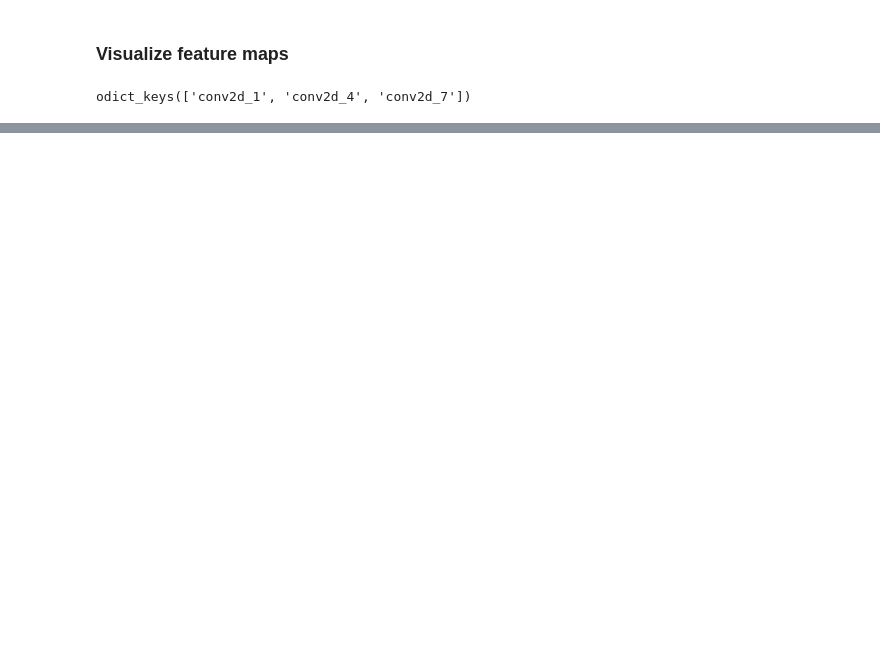
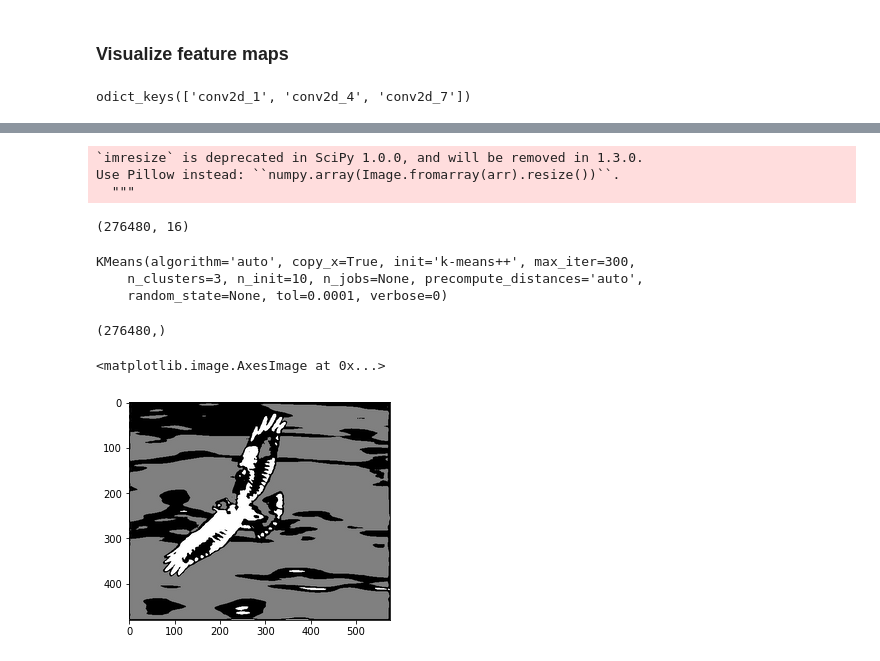
Before and after one commit to shaharazulay/deep-semantic-prior, a Jupyter notebook: source/deep_semantic_prior.ipynb, the cells around one changed output, grey strips where cells are left out. Saved outputs shown, nothing was run; the diff lists cells and outputs as text; code cells hidden in the pictures; blank space fills up the shorter version.

Commit message:
added pixel-level clustering based on KMeans

```diff
--- a/source/deep_semantic_prior.ipynb
+++ b/source/deep_semantic_prior.ipynb
@@ -110,0 +128,8 @@ plot_image_grid(feature_maps['conv2d_7'], nrow=4, factor=16);
+# %%
+data = feature_maps_to_pixel_representation(feature_maps['conv2d_4'], n=480, m=576)
+data.shape
+# %% [output]
+`imresize` is deprecated in SciPy 1.0.0, and will be removed in 1.3.0.
+Use Pillow instead: ``numpy.array(Image.fromarray(arr).resize())``.
+  """
+(276480, 16)
@@ -110,0 +138,19 @@ plot_image_grid(feature_maps['conv2d_7'], nrow=4, factor=16);
+# %%
+kmeans = cluster.KMeans(n_clusters=3)
+kmeans.fit(data)
+# %% [output]
+KMeans(algorithm='auto', copy_x=True, init='k-means++', max_iter=300,
+    n_clusters=3, n_init=10, n_jobs=None, precompute_distances='auto',
+    random_state=None, tol=0.0001, verbose=0)
+# %%
+pixel_cluster = kmeans.predict(data)
+pixel_cluster.shape
+# %% [output]
+(276480,)
+# %%
+cluster_image_arr = pixel_cluster_to_image_array(pixel_cluster, n=480, m=576)
+# %%
+plt.imshow(cluster_image_arr, cmap='gray', interpolation='lanczos')
+# %% [output]
+<matplotlib.image.AxesImage at 0x...>
+[figure, added]
```
Also changed, not shown: parts of 12 cells of this notebook.
